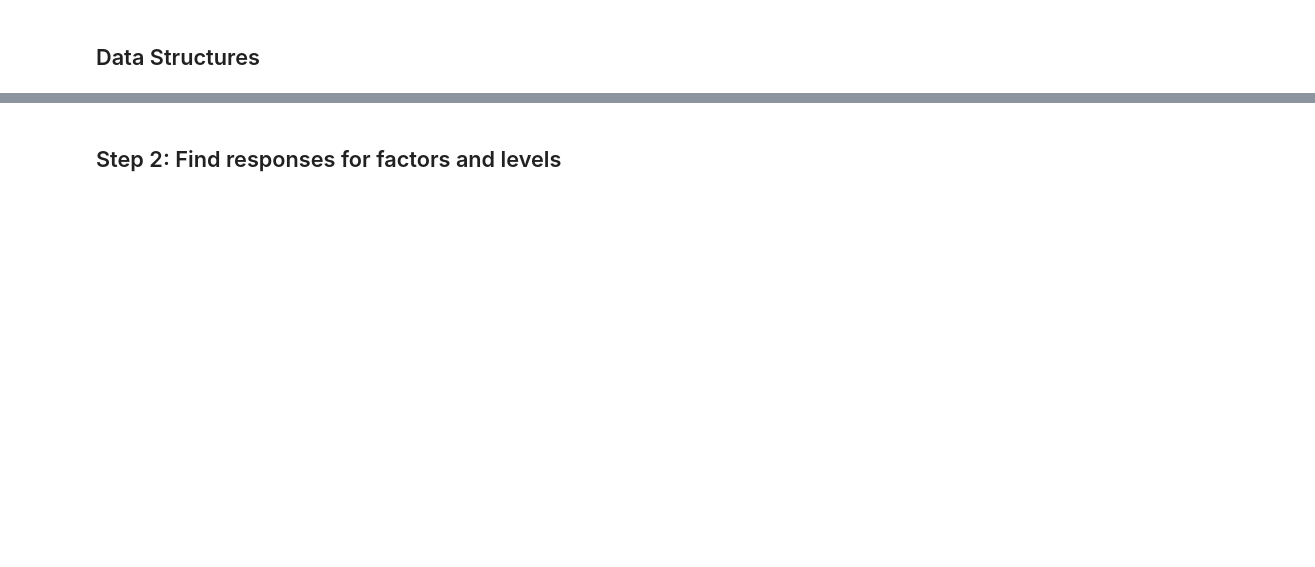
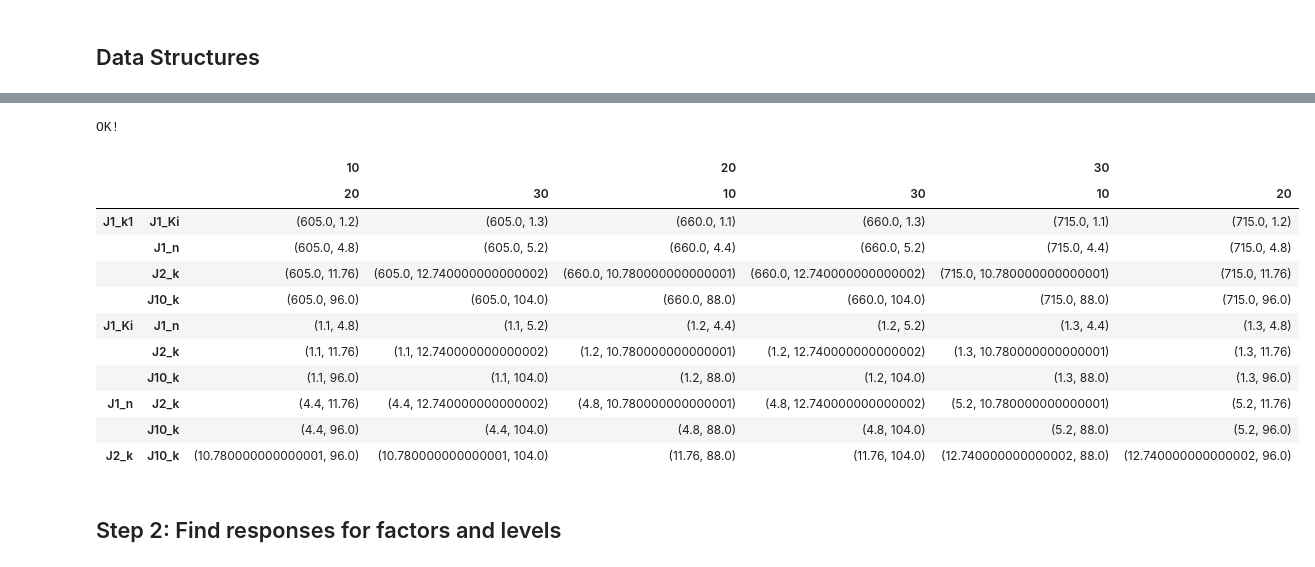
Before and after one commit to ModelEngineering/BIOEN-437, a Jupyter notebook: Lectures/Design-Of-Experiments/doe_two_way_design.ipynb, the cells around one changed output, grey strips where cells are left out. Drawn from its saved outputs; the diff is of its cells as text; code cells hidden in the pictures; blank space fills up the shorter version.

```diff
--- a/Lectures/Design-Of-Experiments/doe_two_way_design.ipynb
+++ b/Lectures/Design-Of-Experiments/doe_two_way_design.ipynb
@@ -381,2 +519,59 @@ OK!
+# %%
+def makeFactorLevel2WayDF(base_factor_dct: Dict[str, float]=FACTOR_DCT, percents: List[int]=[-10, 20]) -> pd.DataFrame:
+    """
+    Makes the experiment DataFrame
+
+    Args:
+        base_factor_dct: key is factor name, value is base value
+        percents: integer percents
+
+    Returns: DataFrame
+        columns: pairs of levels
+        index: pairs of features
+        values: pairs of floats indicating the settings for the features
+    """
+    if 0 in percents:
+        precents.remove(0)
+    factor_pairs = list(itertools.combinations(FACTOR_DCT.keys(), 2))
+    level_pairs = list(itertools.permutations(percents, 2))
+    experiment_dct = {k: np.zeros(len(factor_pairs)) for k in level_pairs}
+    experiment_df = pd.DataFrame(index=pd.MultiIndex.from_tuples(factor_pairs),
+            columns=pd.MultiIndex.from_tuples(level_pairs), dtype=object)
+    # Construct the levels
+    for factor_pair in experiment_df.index:
+        for level_pair in experiment_df.columns:
+            factor1, factor2 = factor_pair
+            percent1, percent2 = level_pair
+            value1 = (1 + 0.01*percent1)*base_factor_dct[factor1]
+            value2 = (1 + 0.01*percent2)*base_factor_dct[factor2]
+            experiment_df.loc[factor_pair, level_pair] = (value1, value2)
+    #
+    return experiment_df
+
+# Tests
+percents = [10, 20, 30]
+base_factor_dct = FACTOR_DCT
+factor_level_two_way_df = makeFactorLevel2WayDF(base_factor_dct, percents)
+assert(isinstance(factor_level_two_way_df, pd.DataFrame))
+assert(len(df) > 0)
+
+print("OK!")
+# %% [output]
+OK!
+# %%
+factor_level_two_way_df
+# %% [output]
+|  |  | 10 |  | 20 |  | 30 |  |
+|  |  | 20 | 30 | 10 | 30 | 10 | 20 |
+| J1_k1 | J1_Ki | (605.0, 1.2) | (605.0, 1.3) | (660.0, 1.1) | (660.0, 1.3) | (715.0, 1.1) | (715.0, 1.2) |
+|  | J1_n | (605.0, 4.8) | (605.0, 5.2) | (660.0, 4.4) | (660.0, 5.2) | (715.0, 4.4) | (715.0, 4.8) |
+|  | J2_k | (605.0, 11.76) | (605.0, 12.740000000000002) | (660.0, 10.780000000000001) | (660.0, 12.740000000000002) | (715.0, 10.780000000000001) | (715.0, 11.76) |
+|  | J10_k | (605.0, 96.0) | (605.0, 104.0) | (660.0, 88.0) | (660.0, 104.0) | (715.0, 88.0) | (715.0, 96.0) |
+| J1_Ki | J1_n | (1.1, 4.8) | (1.1, 5.2) | (1.2, 4.4) | (1.2, 5.2) | (1.3, 4.4) | (1.3, 4.8) |
+|  | J2_k | (1.1, 11.76) | (1.1, 12.740000000000002) | (1.2, 10.780000000000001) | (1.2, 12.740000000000002) | (1.3, 10.780000000000001) | (1.3, 11.76) |
+|  | J10_k | (1.1, 96.0) | (1.1, 104.0) | (1.2, 88.0) | (1.2, 104.0) | (1.3, 88.0) | (1.3, 96.0) |
+| J1_n | J2_k | (4.4, 11.76) | (4.4, 12.740000000000002) | (4.8, 10.780000000000001) | (4.8, 12.740000000000002) | (5.2, 10.780000000000001) | (5.2, 11.76) |
+|  | J10_k | (4.4, 96.0) | (4.4, 104.0) | (4.8, 88.0) | (4.8, 104.0) | (5.2, 88.0) | (5.2, 96.0) |
+| J2_k | J10_k | (10.780000000000001, 96.0) | (10.780000000000001, 104.0) | (11.76, 88.0) | (11.76, 104.0) | (12.740000000000002, 88.0) | (12.740000000000002, 96.0) |
 # %% [markdown]
 ## Step 2: Find responses for factors and levels
```
Also changed, not shown: parts of 59 cells of this notebook.
